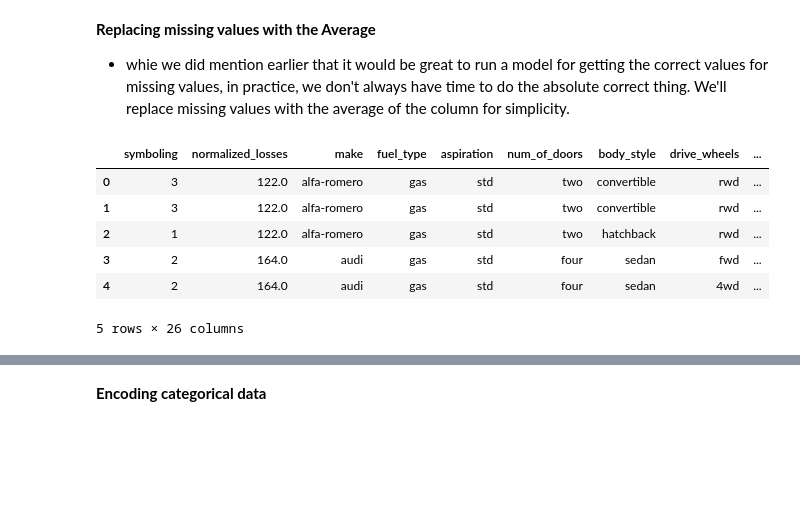
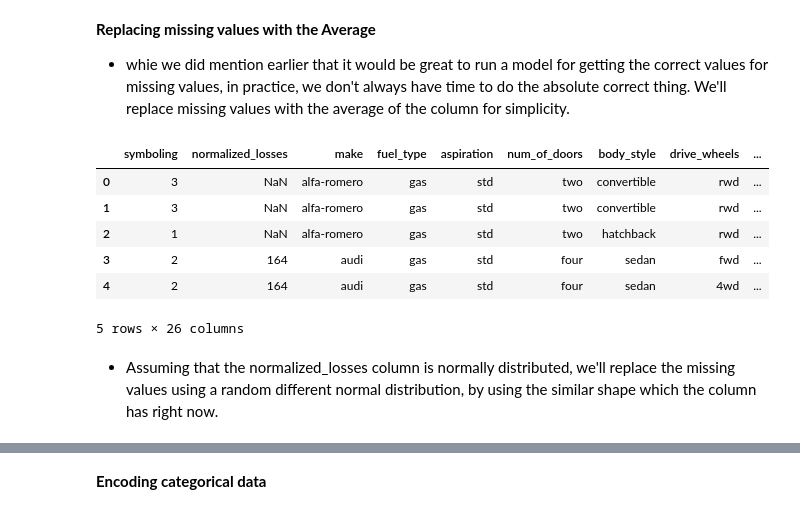
Before and after one commit to mirunapopa/regression_challenge, a Jupyter notebook: mirunapopa_data_challenge_automobile_dataset.ipynb, the cells around one changed output, grey strips where cells are left out. Cells and saved outputs as stored; diff of their text form; code cells hidden in the pictures; blank space fills up the shorter version.

```diff
--- a/mirunapopa_data_challenge_automobile_dataset.ipynb
+++ b/mirunapopa_data_challenge_automobile_dataset.ipynb
@@ -154,18 +152,20 @@ Before finally deciding on it, we need to understand the data better.
 # %%
 from sklearn.preprocessing import Imputer
 
 imp = Imputer(missing_values='NaN', strategy='mean')
 df = automobile.copy()
-df[['normalized_losses','bore','stroke','horsepower','peak_rpm','price']] = imp.fit_transform(df[['normalized_losses','bore','stroke','horsepower','peak_rpm','price']])
+df[['bore','stroke','horsepower','peak_rpm','price']] = imp.fit_transform(df[['bore','stroke','horsepower','peak_rpm','price']])
 
 ### fair assumption that most cars usually have 4 doors
 df['num_of_doors'] = df['num_of_doors'].fillna('four')
 df.head()
 # %% [output]
 |  | symboling | normalized_losses | make | fuel_type | aspiration | num_of_doors | body_style | drive_wheels | ... |
-| 0 | 3 | 122.0 | alfa-romero | gas | std | two | convertible | rwd | ... |
-| 1 | 3 | 122.0 | alfa-romero | gas | std | two | convertible | rwd | ... |
-| 2 | 1 | 122.0 | alfa-romero | gas | std | two | hatchback | rwd | ... |
-| 3 | 2 | 164.0 | audi | gas | std | four | sedan | fwd | ... |
-| 4 | 2 | 164.0 | audi | gas | std | four | sedan | 4wd | ... |
+| 0 | 3 | NaN | alfa-romero | gas | std | two | convertible | rwd | ... |
+| 1 | 3 | NaN | alfa-romero | gas | std | two | convertible | rwd | ... |
+| 2 | 1 | NaN | alfa-romero | gas | std | two | hatchback | rwd | ... |
+| 3 | 2 | 164 | audi | gas | std | four | sedan | fwd | ... |
+| 4 | 2 | 164 | audi | gas | std | four | sedan | 4wd | ... |
 5 rows × 26 columns
+# %% [markdown]
+* Assuming that the normalized_losses column is normally distributed, we'll replace the missing values using a random different normal distribution, by using the similar shape which the column has right now.
```
Also changed, not shown: parts of 10 cells of this notebook.
